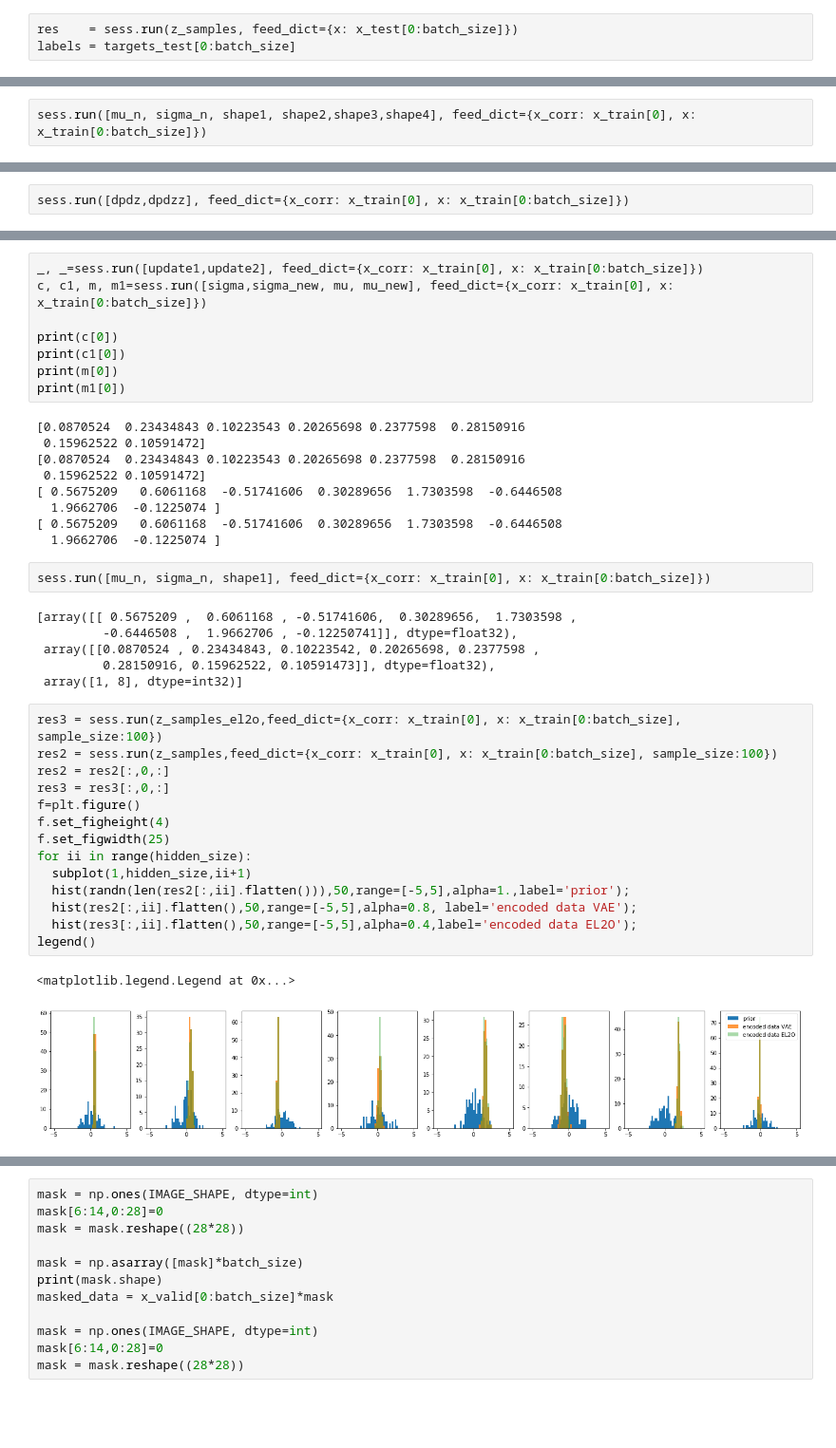
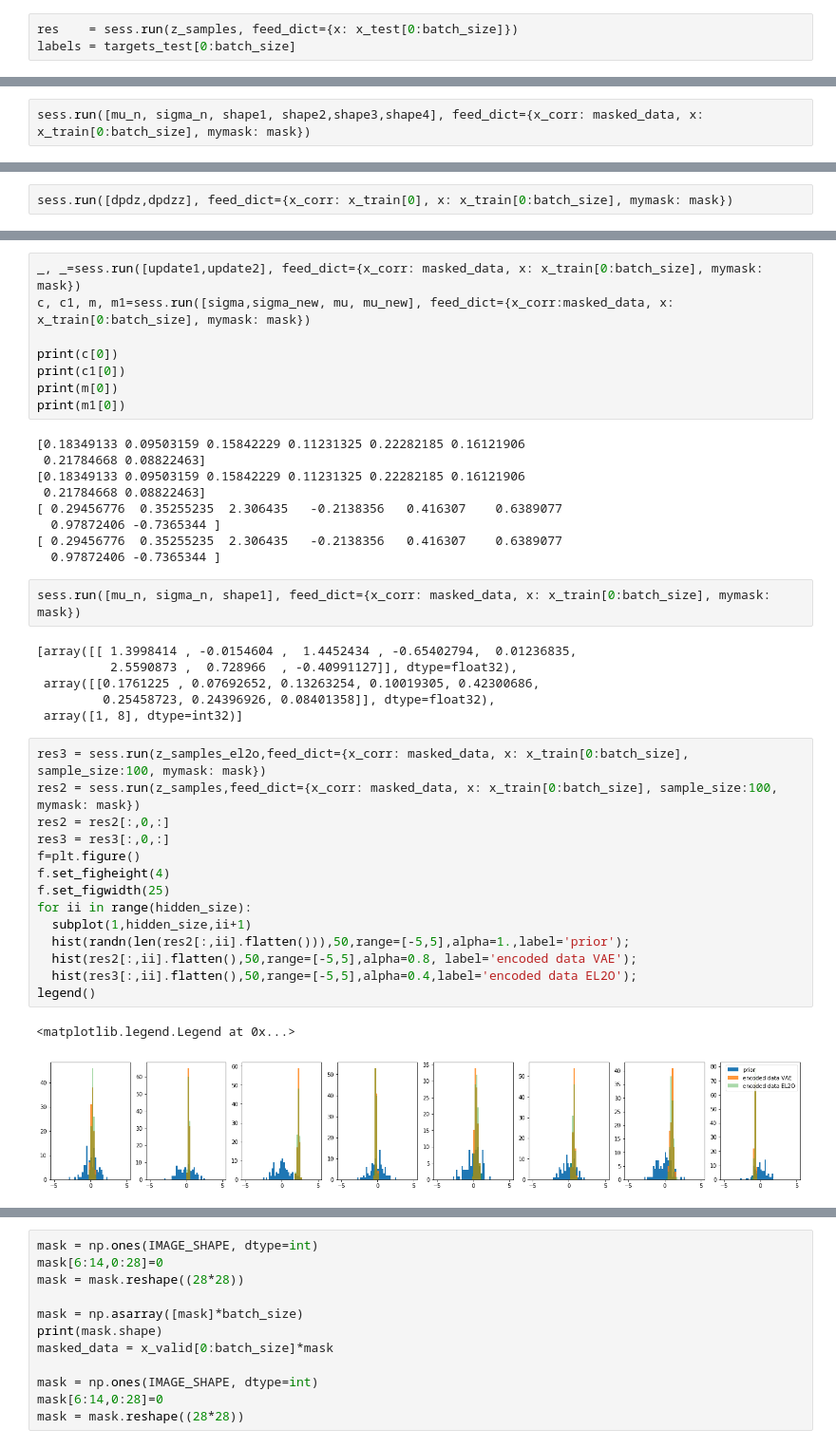
Before and after one commit to VMBoehm/DeNoPa, a Jupyter notebook: VAE.ipynb, the cells around one changed output, grey strips where cells are left out. Shown: that part at 95% size. Saved outputs shown, nothing was run; the diff lists cells and outputs as text; blank space fills up the shorter version.

```diff
--- a/VAE.ipynb
+++ b/VAE.ipynb
@@ -441,3 +461,3 @@ print(m1[0])
 # %%
-sess.run([mu_n, sigma_n, shape1, shape2,shape3,shape4], feed_dict={x_corr: x_train[0], x: x_train[0:batch_size]})
+sess.run([mu_n, sigma_n, shape1, shape2,shape3,shape4], feed_dict={x_corr: masked_data, x: x_train[0:batch_size], mymask: mask})
 # %% [output]
@@ -451,4 +471,4 @@ sess.run([mu_n, sigma_n, shape1, shape2,shape3,shape4], feed_dict={x_corr: x_tra
  array([], dtype=int32)]
 # %%
-sess.run([dpdz,dpdzz], feed_dict={x_corr: x_train[0], x: x_train[0:batch_size]})
+sess.run([dpdz,dpdzz], feed_dict={x_corr: x_train[0], x: x_train[0:batch_size], mymask: mask})
 # %% [output]
@@ -459,43 +480,43 @@ sess.run([dpdz,dpdzz], feed_dict={x_corr: x_train[0], x: x_train[0:batch_size]})
 # %%
-_, _=sess.run([update1,update2], feed_dict={x_corr: x_train[0], x: x_train[0:batch_size]})
-c, c1, m, m1=sess.run([sigma,sigma_new, mu, mu_new], feed_dict={x_corr: x_train[0], x: x_train[0:batch_size]})
+_, _=sess.run([update1,update2], feed_dict={x_corr: masked_data, x: x_train[0:batch_size], mymask: mask})
+c, c1, m, m1=sess.run([sigma,sigma_new, mu, mu_new], feed_dict={x_corr:masked_data, x: x_train[0:batch_size], mymask: mask})
 
 print(c[0])
 print(c1[0])
 print(m[0])
 print(m1[0])
 # %% [output]
-[0.0870524  0.23434843 0.10223543 0.20265698 0.2377598  0.28150916
- 0.15962522 0.10591472]
-[0.0870524  0.23434843 0.10223543 0.20265698 0.2377598  0.28150916
- 0.15962522 0.10591472]
-[ 0.5675209   0.6061168  -0.51741606  0.30289656  1.7303598  -0.6446508
-  1.9662706  -0.1225074 ]
-[ 0.5675209   0.6061168  -0.51741606  0.30289656  1.7303598  -0.6446508
-  1.9662706  -0.1225074 ]
+[0.18349133 0.09503159 0.15842229 0.11231325 0.22282185 0.16121906
+ 0.21784668 0.08822463]
+[0.18349133 0.09503159 0.15842229 0.11231325 0.22282185 0.16121906
+ 0.21784668 0.08822463]
+[ 0.29456776  0.35255235  2.306435   -0.2138356   0.416307    0.6389077
+  0.97872406 -0.7365344 ]
+[ 0.29456776  0.35255235  2.306435   -0.2138356   0.416307    0.6389077
+  0.97872406 -0.7365344 ]
 # %%
-sess.run([mu_n, sigma_n, shape1], feed_dict={x_corr: x_train[0], x: x_train[0:batch_size]})
+sess.run([mu_n, sigma_n, shape1], feed_dict={x_corr: masked_data, x: x_train[0:batch_size], mymask: mask})
 # %% [output]
-[array([[ 0.5675209 ,  0.6061168 , -0.51741606,  0.30289656,  1.7303598 ,
-         -0.6446508 ,  1.9662706 , -0.12250741]], dtype=float32),
- array([[0.0870524 , 0.23434843, 0.10223542, 0.20265698, 0.2377598 ,
-         0.28150916, 0.15962522, 0.10591473]], dtype=float32),
+[array([[ 1.3998414 , -0.0154604 ,  1.4452434 , -0.65402794,  0.01236835,
+          2.5590873 ,  0.728966  , -0.40991127]], dtype=float32),
+ array([[0.1761225 , 0.07692652, 0.13263254, 0.10019305, 0.42300686,
+         0.25458723, 0.24396926, 0.08401358]], dtype=float32),
  array([1, 8], dtype=int32)]
 # %%
-res3 = sess.run(z_samples_el2o,feed_dict={x_corr: x_train[0], x: x_train[0:batch_size], sample_size:100})
-res2 = sess.run(z_samples,feed_dict={x_corr: x_train[0], x: x_train[0:batch_size], sample_size:100})
+res3 = sess.run(z_samples_el2o,feed_dict={x_corr: masked_data, x: x_train[0:batch_size], sample_size:100, mymask: mask})
+res2 = sess.run(z_samples,feed_dict={x_corr: masked_data, x: x_train[0:batch_size], sample_size:100, mymask: mask})
 res2 = res2[:,0,:]
 res3 = res3[:,0,:]
 f=plt.figure()
 f.set_figheight(4)
 f.set_figwidth(25)
 for ii in range(hidden_size):
   subplot(1,hidden_size,ii+1)
   hist(randn(len(res2[:,ii].flatten())),50,range=[-5,5],alpha=1.,label='prior');
   hist(res2[:,ii].flatten(),50,range=[-5,5],alpha=0.8, label='encoded data VAE');
   hist(res3[:,ii].flatten(),50,range=[-5,5],alpha=0.4,label='encoded data EL2O');
 legend()
 # %% [output]
 <matplotlib.legend.Legend at 0x...>
-[figure, old version]
+[figure, new version]
 # %%
```
Also changed, not shown: parts of 26 cells of this notebook.
